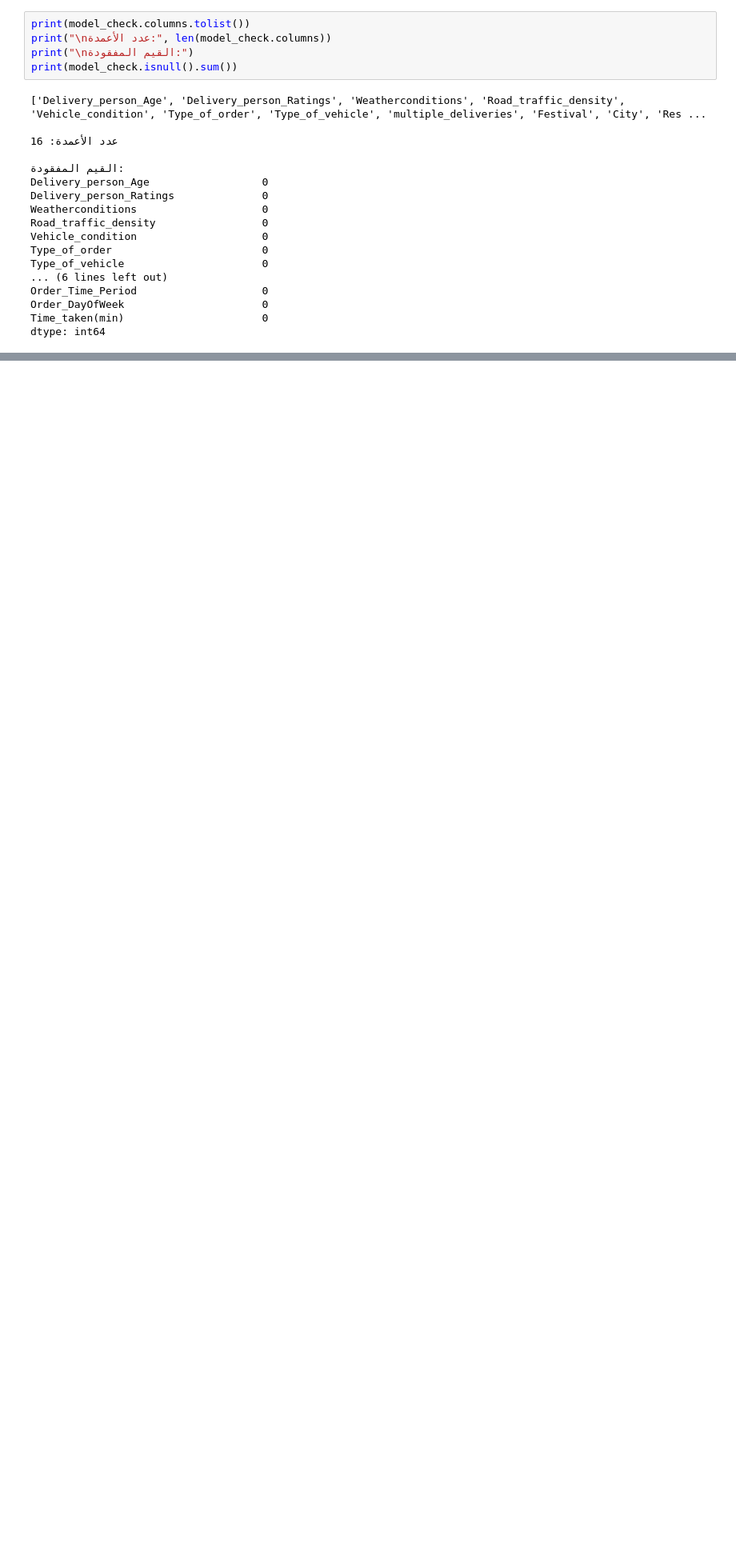
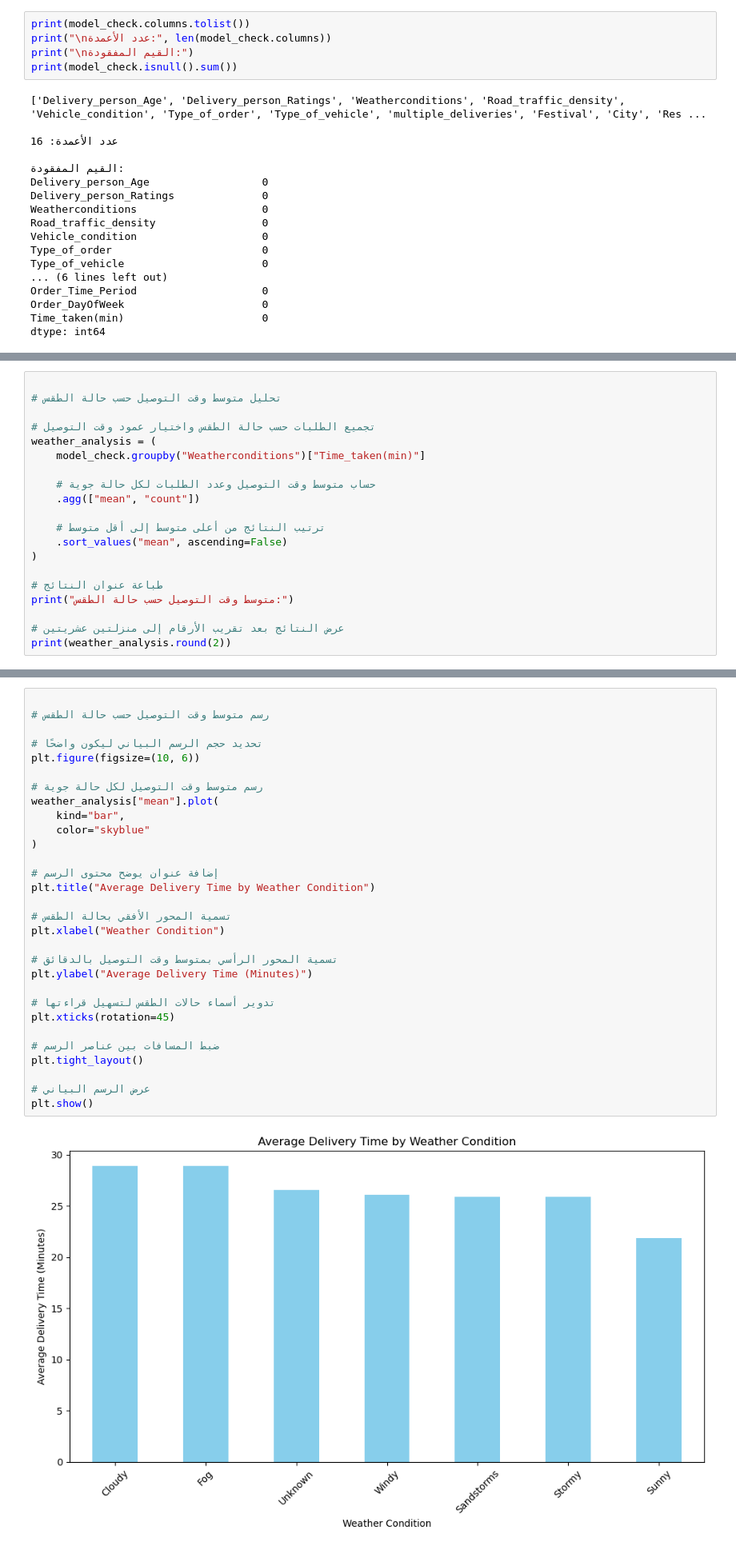
Before and after one commit to rhf433567-commits/Smart-Food-Delivery, a Jupyter notebook: notebook.ipynb, the cells around one changed output, grey strips where cells are left out. Shown at 80% size. Saved outputs shown, nothing was run; the diff lists cells and outputs as text; blank space fills up the shorter version.

```diff
--- a/notebook.ipynb
+++ b/notebook.ipynb
@@ -2400,0 +2447,20 @@ dtype: int64
+# %%
+
+# تحليل متوسط وقت التوصيل حسب حالة الطقس
+
+# تجميع الطلبات حسب حالة الطقس واختيار عمود وقت التوصيل
+weather_analysis = (
+    model_check.groupby("Weatherconditions")["Time_taken(min)"]
+
+    # حساب متوسط وقت التوصيل وعدد الطلبات لكل حالة جوية
+    .agg(["mean", "count"])
+
+    # ترتيب النتائج من أعلى متوسط إلى أقل متوسط
+    .sort_values("mean", ascending=False)
+)
+
+# طباعة عنوان النتائج
+print("متوسط وقت التوصيل حسب حالة الطقس:")
+
+# عرض النتائج بعد تقريب الأرقام إلى منزلتين عشريتين
+print(weather_analysis.round(2))
@@ -2400,0 +2478,32 @@ dtype: int64
+# %%
+
+# رسم متوسط وقت التوصيل حسب حالة الطقس
+
+# تحديد حجم الرسم البياني ليكون واضحًا
+plt.figure(figsize=(10, 6))
+
+# رسم متوسط وقت التوصيل لكل حالة جوية
+weather_analysis["mean"].plot(
+    kind="bar",
+    color="skyblue"
+)
+
+# إضافة عنوان يوضح محتوى الرسم
+plt.title("Average Delivery Time by Weather Condition")
+
+# تسمية المحور الأفقي بحالة الطقس
+plt.xlabel("Weather Condition")
+
+# تسمية المحور الرأسي بمتوسط وقت التوصيل بالدقائق
+plt.ylabel("Average Delivery Time (Minutes)")
+
+# تدوير أسماء حالات الطقس لتسهيل قراءتها
+plt.xticks(rotation=45)
+
+# ضبط المسافات بين عناصر الرسم
+plt.tight_layout()
+
+# عرض الرسم البياني
+plt.show()
+# %% [output]
+[figure, added]
```
Also changed, not shown: parts of 15 cells of this notebook, 2 other files.
